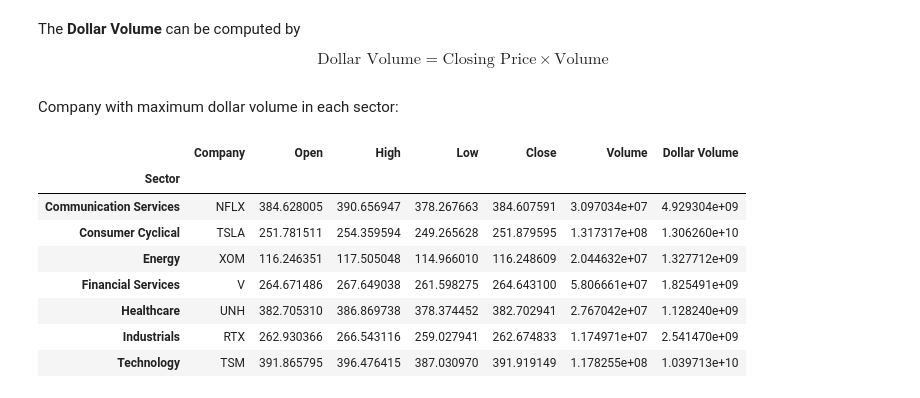
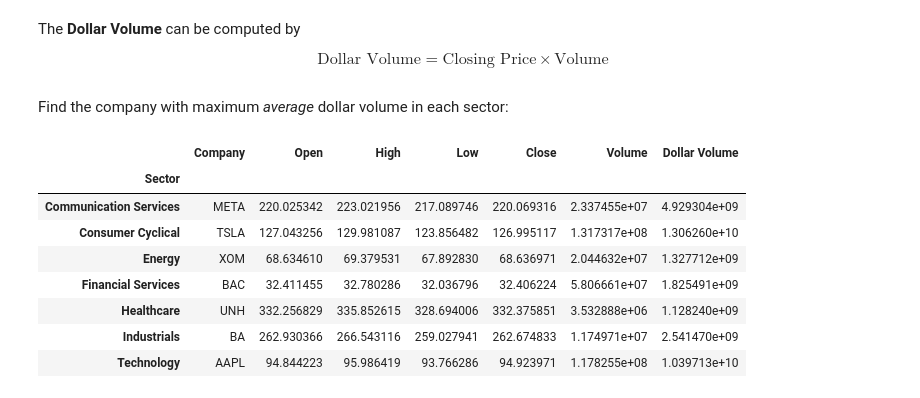
Before and after one commit to Isaac-Fate/stox, a Jupyter notebook: _sources/data-collecting-and-visualization/visualization.ipynb, the cells around one changed output. Drawn from its saved outputs; the diff is of its cells as text; code cells hidden in the pictures.

```diff
--- a/_sources/data-collecting-and-visualization/visualization.ipynb
+++ b/_sources/data-collecting-and-visualization/visualization.ipynb
@@ -87,22 +87,22 @@ $$
 \text{Dollar Volume} = \text{Closing Price} \times \text{Volume}
 $$
 # %% [markdown]
-Company with maximum dollar volume in each sector:
+Find the company with maximum *average* dollar volume in each sector:
 # %%
 df = stocks.copy()
 df["Dollar Volume"] = stocks["Close"] * stocks["Volume"]
 df.groupby(["Company", "Sector"]).mean()\
     .sort_values("Dollar Volume", ascending=False)\
     .reset_index(level=(0, 1))\
-    .groupby("Sector").max()\
-    .sort_index()
+    .drop_duplicates(["Sector"])\
+    .set_index("Sector").sort_index()
 # %% [output]
 |  | Company | Open | High | Low | Close | Volume | Dollar Volume |
 | Sector |  |  |  |  |  |  |  |
-| Communication Services | NFLX | 384.628005 | 390.656947 | 378.267663 | 384.607591 | 3.097034e+07 | 4.929304e+09 |
-| Consumer Cyclical | TSLA | 251.781511 | 254.359594 | 249.265628 | 251.879595 | 1.317317e+08 | 1.306260e+10 |
-| Energy | XOM | 116.246351 | 117.505048 | 114.966010 | 116.248609 | 2.044632e+07 | 1.327712e+09 |
-| Financial Services | V | 264.671486 | 267.649038 | 261.598275 | 264.643100 | 5.806661e+07 | 1.825491e+09 |
-| Healthcare | UNH | 382.705310 | 386.869738 | 378.374452 | 382.702941 | 2.767042e+07 | 1.128240e+09 |
-| Industrials | RTX | 262.930366 | 266.543116 | 259.027941 | 262.674833 | 1.174971e+07 | 2.541470e+09 |
-| Technology | TSM | 391.865795 | 396.476415 | 387.030970 | 391.919149 | 1.178255e+08 | 1.039713e+10 |
+| Communication Services | META | 220.025342 | 223.021956 | 217.089746 | 220.069316 | 2.337455e+07 | 4.929304e+09 |
+| Consumer Cyclical | TSLA | 127.043256 | 129.981087 | 123.856482 | 126.995117 | 1.317317e+08 | 1.306260e+10 |
+| Energy | XOM | 68.634610 | 69.379531 | 67.892830 | 68.636971 | 2.044632e+07 | 1.327712e+09 |
+| Financial Services | BAC | 32.411455 | 32.780286 | 32.036796 | 32.406224 | 5.806661e+07 | 1.825491e+09 |
+| Healthcare | UNH | 332.256829 | 335.852615 | 328.694006 | 332.375851 | 3.532888e+06 | 1.128240e+09 |
+| Industrials | BA | 262.930366 | 266.543116 | 259.027941 | 262.674833 | 1.174971e+07 | 2.541470e+09 |
+| Technology | AAPL | 94.844223 | 95.986419 | 93.766286 | 94.923971 | 1.178255e+08 | 1.039713e+10 |
```
Also changed, not shown: 2 other files.
